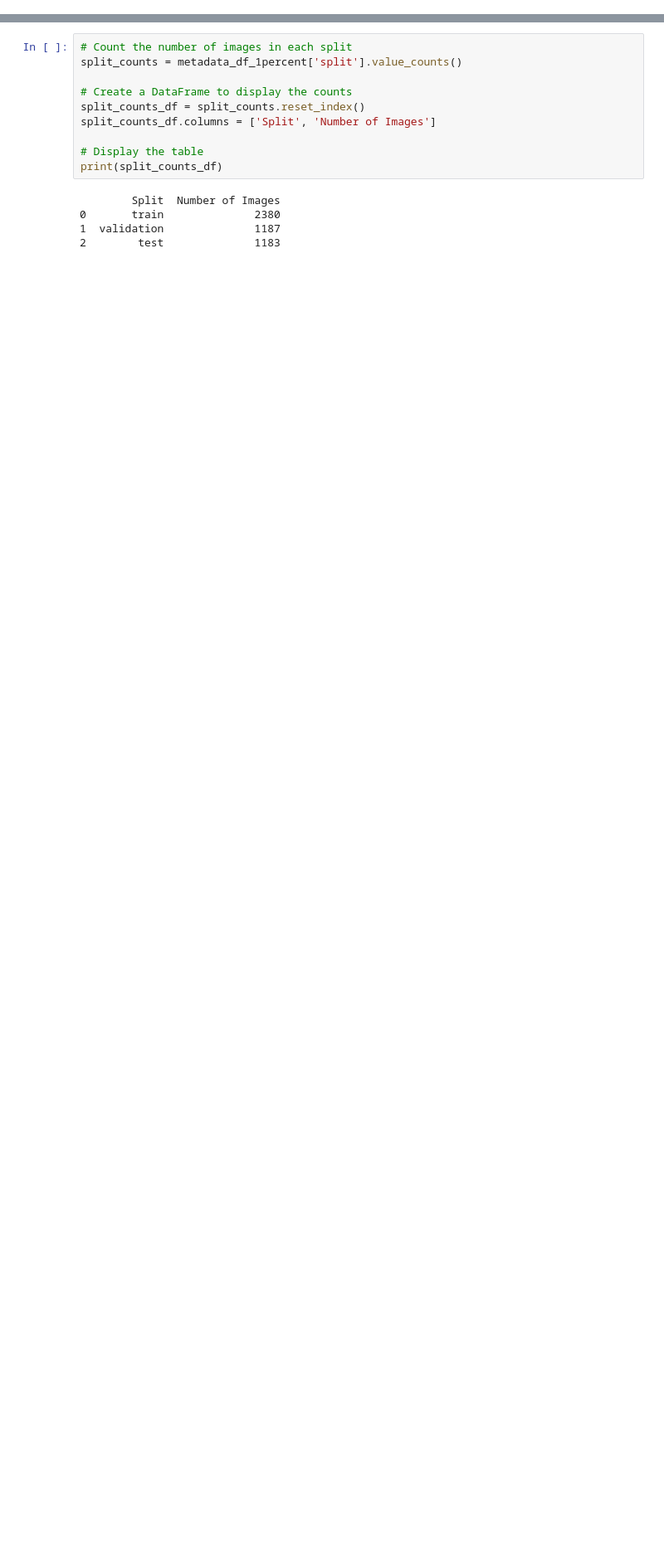
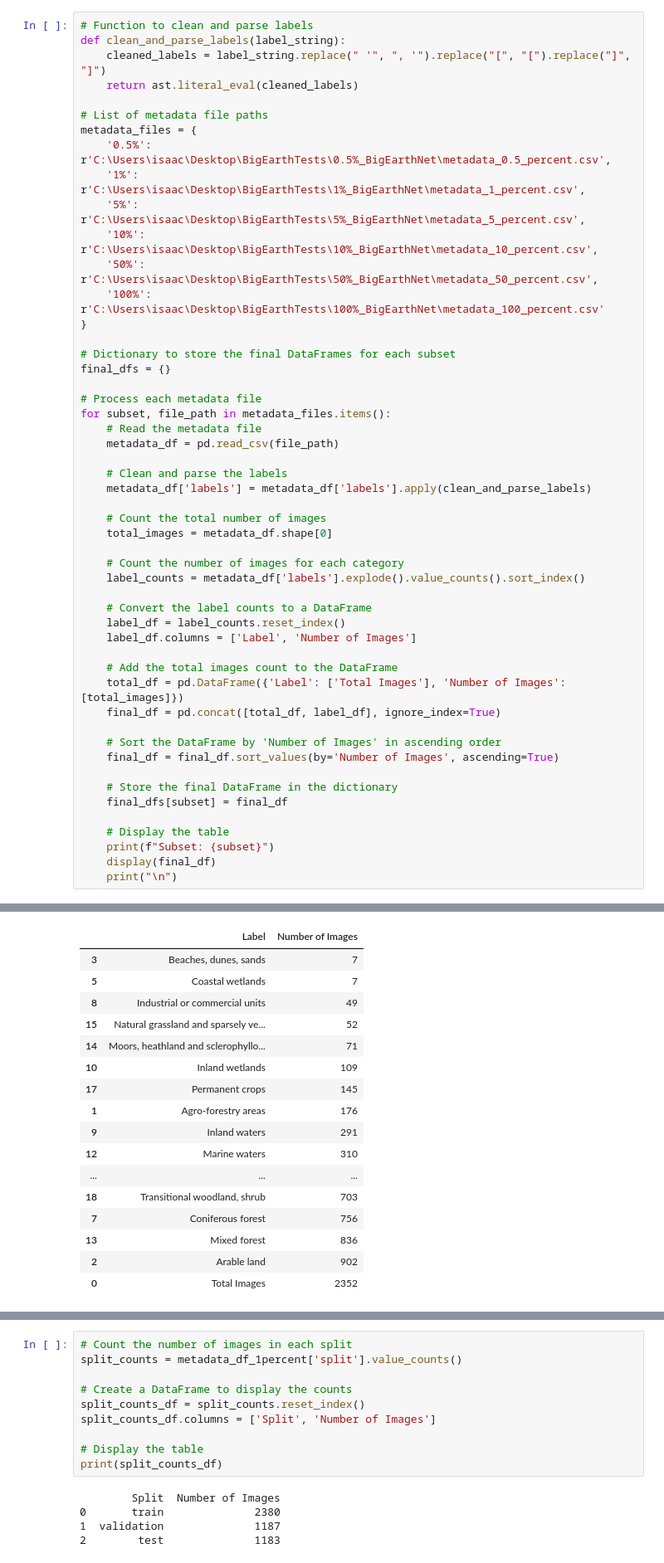
Before and after one commit to StaticRevo/FYP-Multi-Label-Classification-using-Deep-Learning, a Jupyter notebook: FYPProjectMultiSpectral/notebooks/data_exploration.ipynb, the cells around one changed output, grey strips where cells are left out. Shown at 83% size. Saved outputs shown, nothing was run; the diff lists cells and outputs as text; blank space fills up the shorter version.

```diff
--- a/FYPProjectMultiSpectral/notebooks/data_exploration.ipynb
+++ b/FYPProjectMultiSpectral/notebooks/data_exploration.ipynb
@@ -71,0 +36,52 @@ display(label_df)
+# %%
+# Function to clean and parse labels
+def clean_and_parse_labels(label_string):
+    cleaned_labels = label_string.replace(" '", ", '").replace("[", "[").replace("]", "]")
+    return ast.literal_eval(cleaned_labels)
+
+# List of metadata file paths
+metadata_files = {
+    '0.5%': r'C:\Users\isaac\Desktop\BigEarthTests\0.5%_BigEarthNet\metadata_0.5_percent.csv',
+    '1%': r'C:\Users\isaac\Desktop\BigEarthTests\1%_BigEarthNet\metadata_1_percent.csv',
+    '5%': r'C:\Users\isaac\Desktop\BigEarthTests\5%_BigEarthNet\metadata_5_percent.csv',
+    '10%': r'C:\Users\isaac\Desktop\BigEarthTests\10%_BigEarthNet\metadata_10_percent.csv',
+    '50%': r'C:\Users\isaac\Desktop\BigEarthTests\50%_BigEarthNet\metadata_50_percent.csv',
+    '100%': r'C:\Users\isaac\Desktop\BigEarthTests\100%_BigEarthNet\metadata_100_percent.csv'
+}
+
+# Dictionary to store the final DataFrames for each subset
+final_dfs = {}
+
+# Process each metadata file
+for subset, file_path in metadata_files.items():
+    # Read the metadata file
+    metadata_df = pd.read_csv(file_path)
+
+    # Clean and parse the labels
+    metadata_df['labels'] = metadata_df['labels'].apply(clean_and_parse_labels)
+
+    # Count the total number of images
+    total_images = metadata_df.shape[0]
+
+    # Count the number of images for each category
+    label_counts = metadata_df['labels'].explode().value_counts().sort_index()
+
+    # Convert the label counts to a DataFrame
+    label_df = label_counts.reset_index()
+    label_df.columns = ['Label', 'Number of Images']
+
+    # Add the total images count to the DataFrame
+    total_df = pd.DataFrame({'Label': ['Total Images'], 'Number of Images': [total_images]})
+    final_df = pd.concat([total_df, label_df], ignore_index=True)
+
+    # Sort the DataFrame by 'Number of Images' in ascending order
+    final_df = final_df.sort_values(by='Number of Images', ascending=True)
+
+    # Store the final DataFrame in the dictionary
+    final_dfs[subset] = final_df
+
+    # Display the table
+    print(f"Subset: {subset}")
+    display(final_df)
+    print("\n")
+# %% [output]
@@ -71,0 +89,17 @@ display(label_df)
+|  | Label | Number of Images |
+| 3 | Beaches, dunes, sands | 7 |
+| 5 | Coastal wetlands | 7 |
+| 8 | Industrial or commercial units | 49 |
+| 15 | Natural grassland and sparsely ve... | 52 |
+| 14 | Moors, heathland and sclerophyllo... | 71 |
+| 10 | Inland wetlands | 109 |
+| 17 | Permanent crops | 145 |
+| 1 | Agro-forestry areas | 176 |
+| 9 | Inland waters | 291 |
+| 12 | Marine waters | 310 |
+| ... | ... | ... |
+| 18 | Transitional woodland, shrub | 703 |
+| 7 | Coniferous forest | 756 |
+| 13 | Mixed forest | 836 |
+| 2 | Arable land | 902 |
+| 0 | Total Images | 2352 |
```
Also changed, not shown: parts of 5 cells of this notebook, 2 other files.
